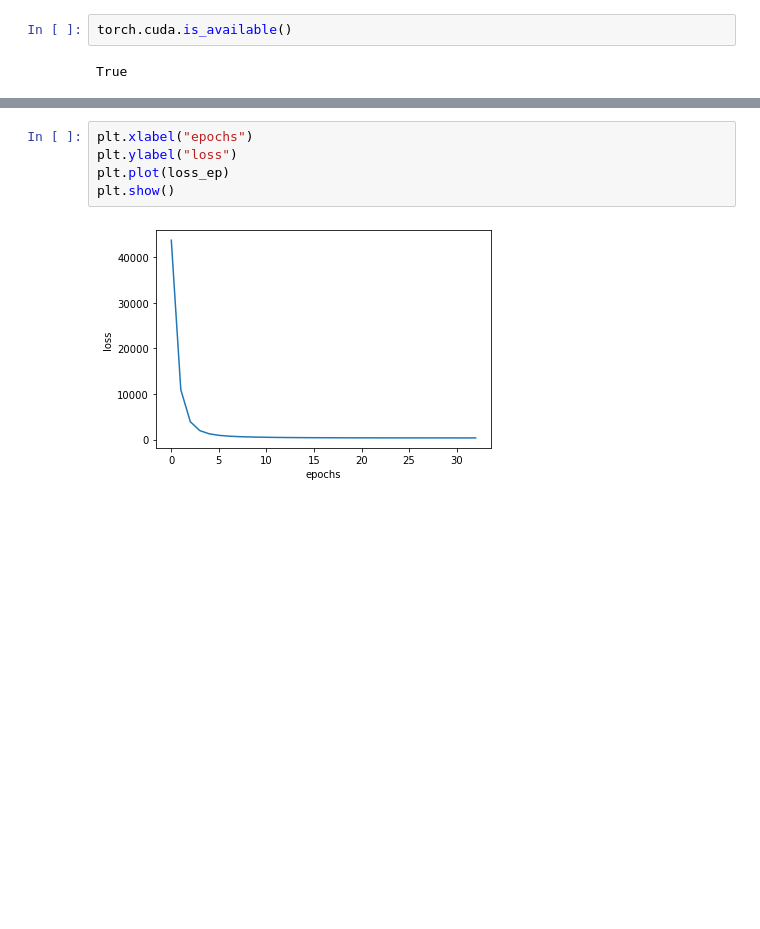
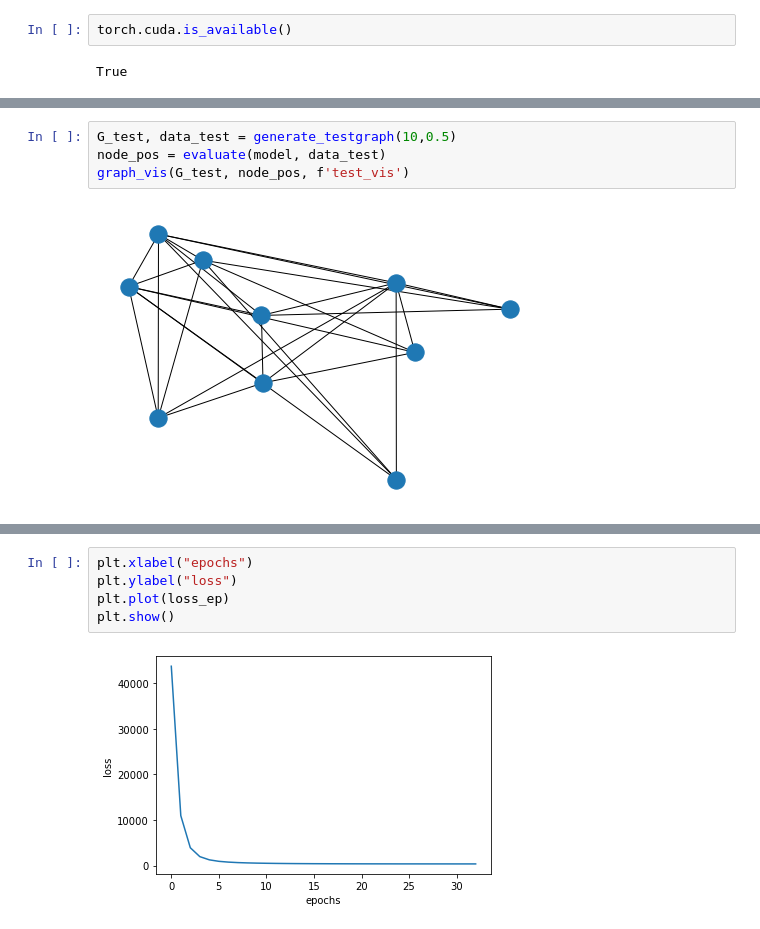
Before and after one commit to zhenxingCui/deepgd, a Jupyter notebook: gnn_stress.ipynb, the cells around one changed output, grey strips where cells are left out. Drawn from its saved outputs; the diff is of its cells as text; blank space fills up the shorter version.

```diff
--- a/gnn_stress.ipynb
+++ b/gnn_stress.ipynb
@@ -223,0 +254,6 @@ RuntimeError: The size of tensor a (14658) must match the size of tensor b (7329
+# %%
+G_test, data_test = generate_testgraph(10,0.5)
+node_pos = evaluate(model, data_test)
+graph_vis(G_test, node_pos, f'test_vis')
+# %% [output]
+[figure, added]
```
Also changed, not shown: parts of 6 cells of this notebook.
